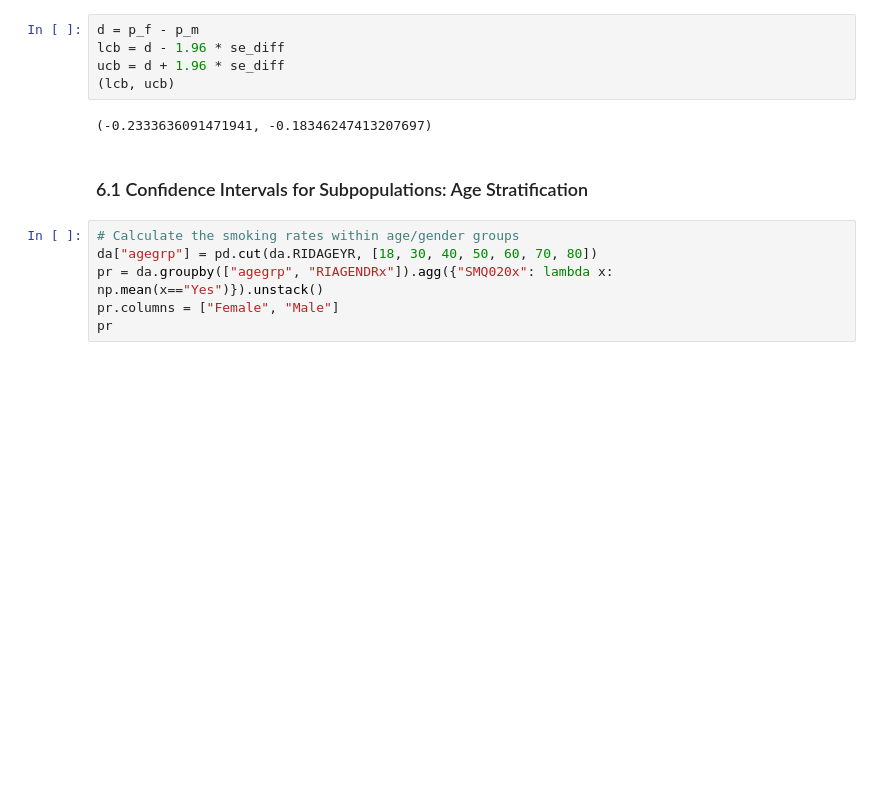
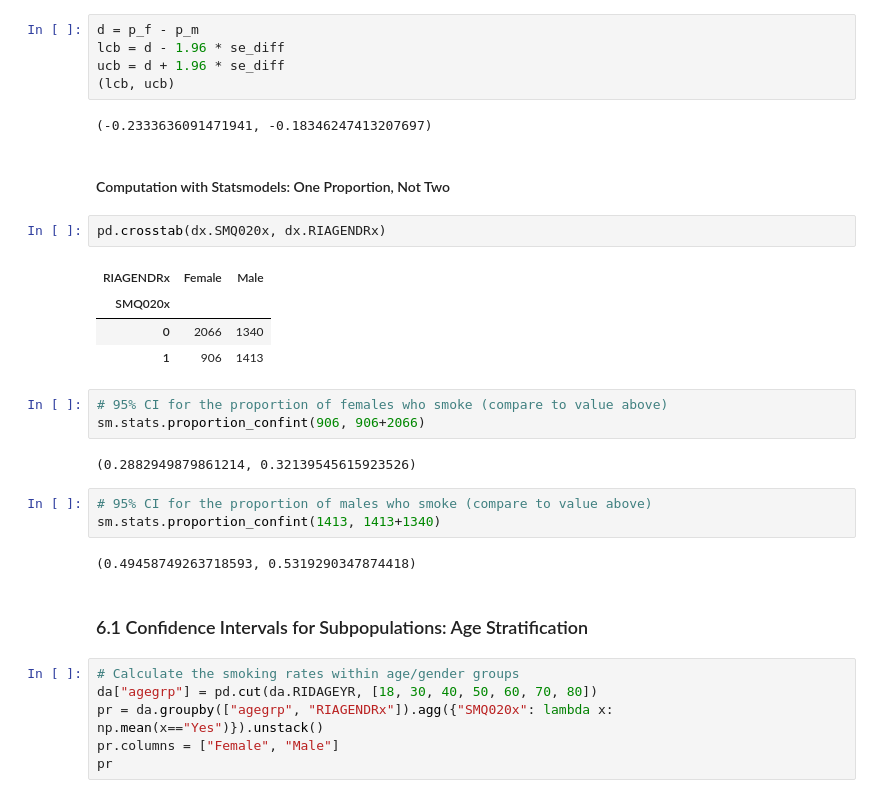
Before and after one commit to mxagar/statistics_with_python_coursera, a Jupyter notebook: 02_Inference/lab/02_ConfidenceIntervals_Examples.ipynb, the cells around one changed output. Saved outputs shown, nothing was run; the diff lists cells and outputs as text; blank space fills up the shorter version.

Commit message:
addd statsmodels calls

```diff
--- a/02_Inference/lab/02_ConfidenceIntervals_Examples.ipynb
+++ b/02_Inference/lab/02_ConfidenceIntervals_Examples.ipynb
@@ -327,6 +336,25 @@ ucb = d + 1.96 * se_diff
 (lcb, ucb)
 # %% [output]
 (-0.2333636091471941, -0.18346247413207697)
+# %% [markdown]
+#### Computation with Statsmodels: One Proportion, Not Two
+# %%
+pd.crosstab(dx.SMQ020x, dx.RIAGENDRx)
+# %% [output]
+| RIAGENDRx | Female | Male |
+| SMQ020x |  |  |
+| 0 | 2066 | 1340 |
+| 1 | 906 | 1413 |
+# %%
+# 95% CI for the proportion of females who smoke (compare to value above)
+sm.stats.proportion_confint(906, 906+2066)
+# %% [output]
+(0.2882949879861214, 0.32139545615923526)
+# %%
+# 95% CI for the proportion of males who smoke (compare to value above)
+sm.stats.proportion_confint(1413, 1413+1340)
+# %% [output]
+(0.49458749263718593, 0.5319290347874418)
 # %% [markdown]
 ### 6.1 Confidence Intervals for Subpopulations: Age Stratification
 # %%
```
Also changed, not shown: parts of 8 cells of this notebook.
